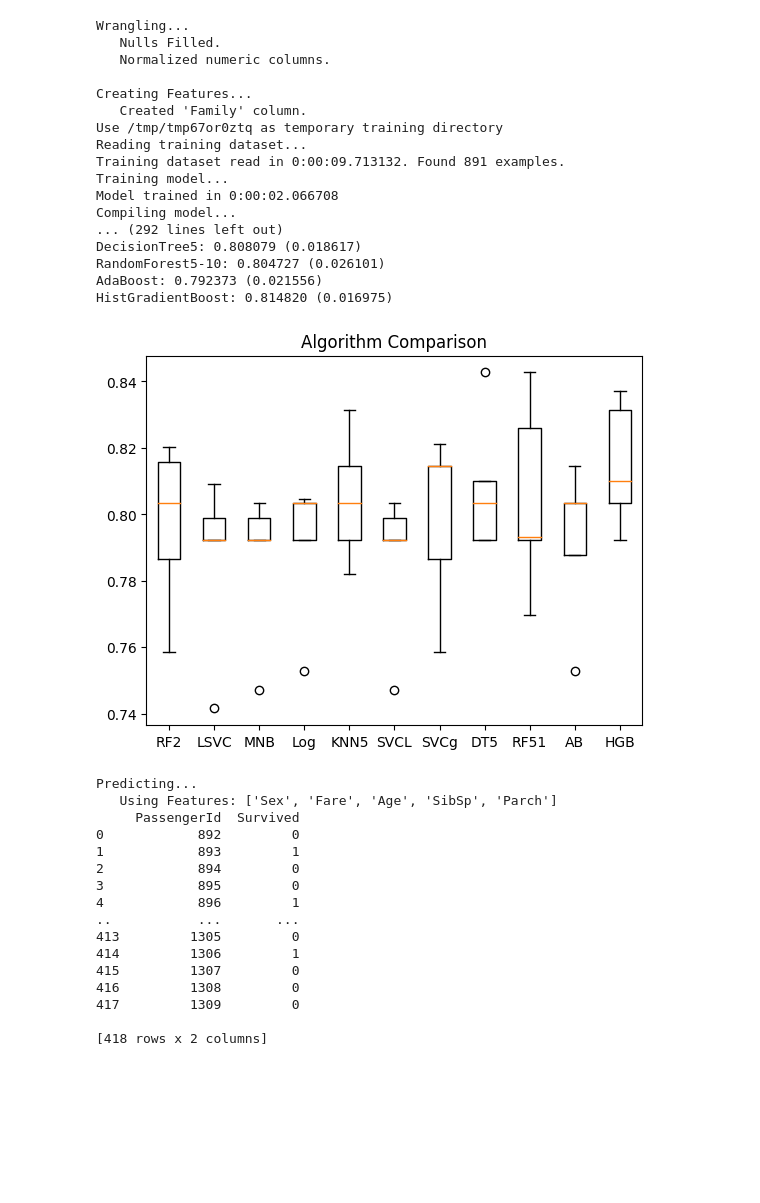
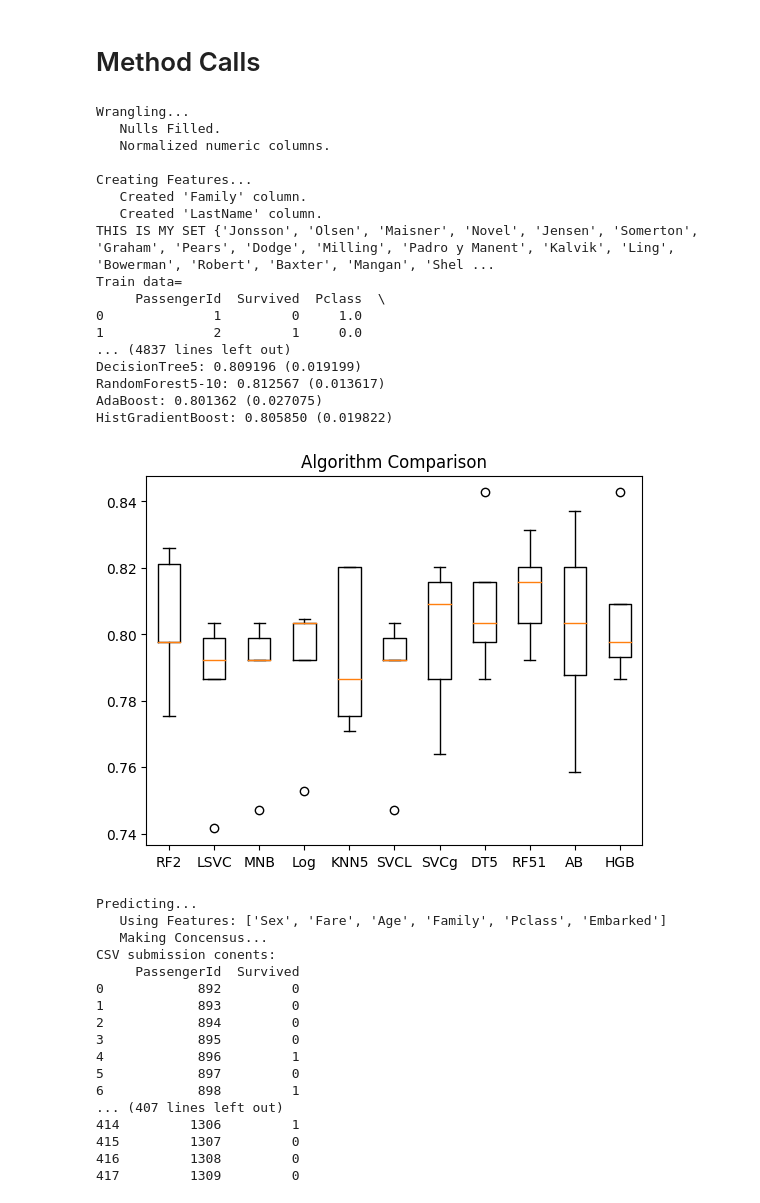
Before and after one commit to randaz99/DataScienceCommittee, a Jupyter notebook: Titanic.ipynb, the cells around one changed output. Cells and saved outputs as stored; diff of their text form; code cells hidden in the pictures; blank space fills up the shorter version.

```diff
--- a/Titanic.ipynb
+++ b/Titanic.ipynb
@@ -260,70 +316,78 @@ Successfully installed tensorflow_decision_forests-1.8.1 wurlitzer-3.0.3
+# %% [markdown]
+# Method Calls
 # %%
-# Function calls below #
+# METHOD CALLS #
 
-# Wrangling #
+#displayCorrelations(trainData)
+
+# WRANGLING #
 print('\nWrangling...')
-wrangleQ0(trainData, testData)
+wrangleMean(trainData, testData)
 #wrangleDelNull(trainData, testData)
 wrangleNorm(trainData, testData, exclude=["PassengerId"])
 #printData()
 
-# Feature Enginering #
+# FEATURE ENGINEERING #
 print('\nCreating Features...')
 family(trainData, testData)
-#printData()
+lastName(trainData, testData)
+makeFamCodes(trainData, testData)
+printData()
 
-# feature sets! #
+# FEATURE SETS #
 features = ["Sex","Fare","Age","SibSp","Parch"]
 features1 = ["Sex","Fare","Age","Family"]
-features2 = ["Sex","Fare","Age","Family","Pclass"]
+features2 = ["Sex","Fare","Age","Family","Pclass","Embarked"]
 featuresALL = ["Sex","Fare","Age","Family","Pclass","Name","Ticket","Cabin","Embarked","PassengerId"]
 
-predictImportance(trainData)
+# TESTING #
+#predictImportance(trainData)
 testModels(trainData,features)
 #testModels(trainData, features1)
 #testModels(trainData, features2)
 #testModels(trainData, featuresALL)
 
-# For submissions #
+# For  predictiing & submitting #
 print('\nPredicting...')
 #prediction = outPrediction(trainData, testData)
-predictionsList = outputPredictionsList(trainData,testData,features)
+predictionsList = outputPredictionsList(trainData,testData,features2)
 #print(predictionsList)
 concensus = outputConcensus(predictionsList)
 #print(concensus)
 modelToCSV(testData,concensus)
 # %% [output]
 Wrangling...
    Nulls Filled.
    Normalized numeric columns.
 
 Creating Features...
    Created 'Family' column.
-Use /tmp/tmp67or0ztq as temporary training directory
-Reading training dataset...
-Training dataset read in 0:00:09.713132. Found 891 examples.
-Training model...
-Model trained in 0:00:02.066708
-Compiling model...
-... (292 lines left out)
-DecisionTree5: 0.808079 (0.018617)
-RandomForest5-10: 0.804727 (0.026101)
-AdaBoost: 0.792373 (0.021556)
-HistGradientBoost: 0.814820 (0.016975)
+   Created 'LastName' column.
+THIS IS MY SET {'Jonsson', 'Olsen', 'Maisner', 'Novel', 'Jensen', 'Somerton', 'Graham', 'Pears', 'Dodge', 'Milling', 'Padro y Manent', 'Kalvik', 'Ling', 'Bowerman', 'Robert', 'Baxter', 'Mangan', 'Shel ...
+Train data=
+     PassengerId  Survived  Pclass  \
+0              1         0     1.0
+1              2         1     0.0
+... (4837 lines left out)
+DecisionTree5: 0.809196 (0.019199)
+RandomForest5-10: 0.812567 (0.013617)
+AdaBoost: 0.801362 (0.027075)
+HistGradientBoost: 0.805850 (0.019822)
-[figure, old version]
+[figure, new version]
 Predicting...
-   Using Features: ['Sex', 'Fare', 'Age', 'SibSp', 'Parch']
+   Using Features: ['Sex', 'Fare', 'Age', 'Family', 'Pclass', 'Embarked']
+   Making Concensus...
+CSV submission conents:
      PassengerId  Survived
 0            892         0
-1            893         1
+1            893         0
 2            894         0
 3            895         0
 4            896         1
-..           ...       ...
-413         1305         0
+5            897         0
+6            898         1
+... (407 lines left out)
 414         1306         1
 415         1307         0
 416         1308         0
 417         1309         0
-
-[418 rows x 2 columns]
```
Also changed, not shown: parts of 4 cells of this notebook.
